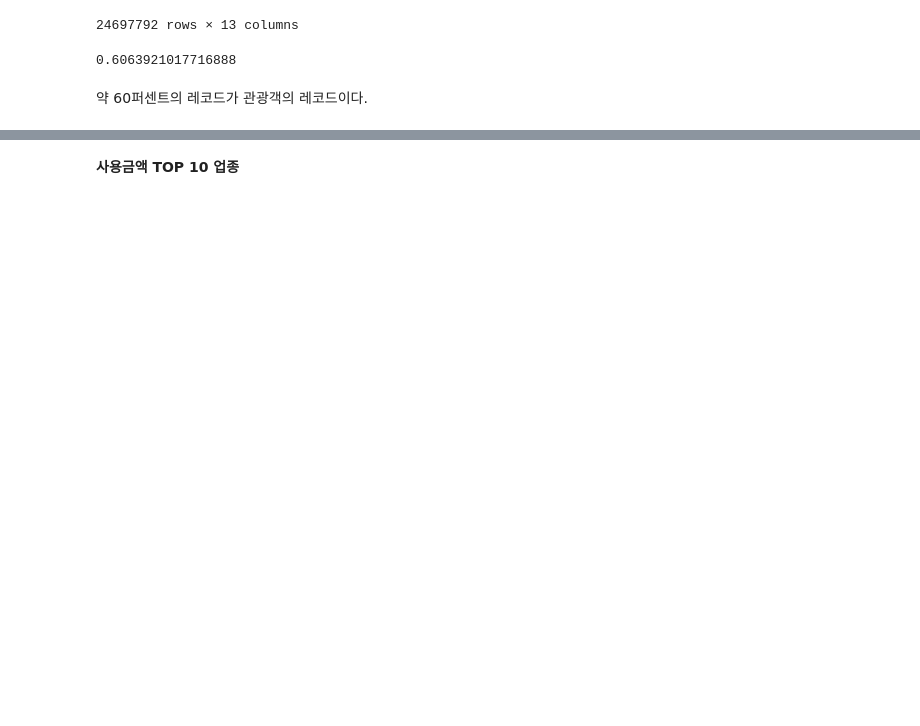
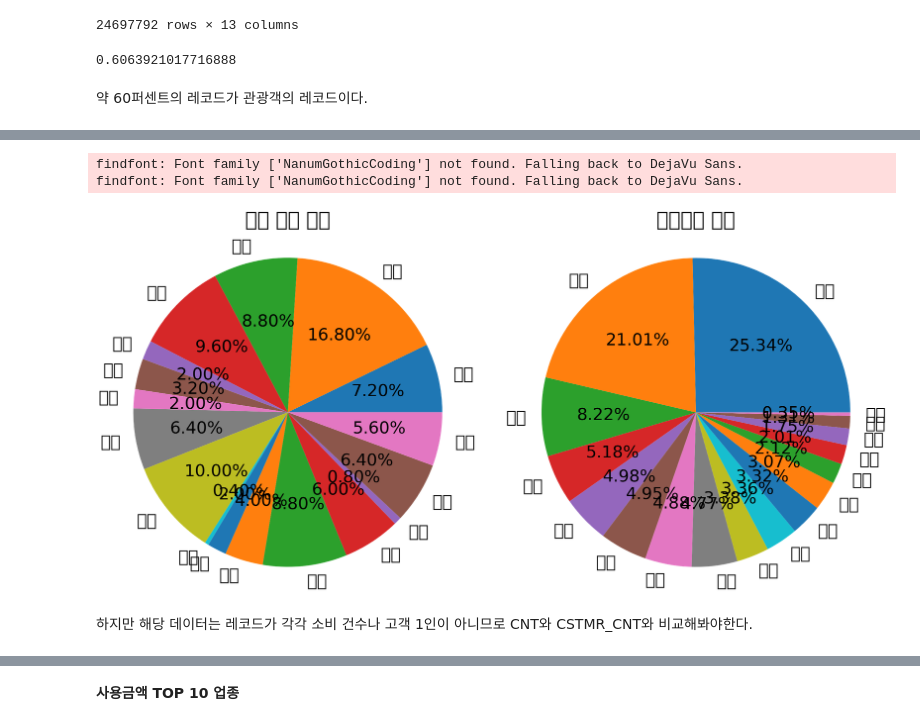
Before and after one commit to Nukzan/Creditcard-use-analysis-dev., a Jupyter notebook: Nukzan/jeju_EDA.ipynb, the cells around one changed output, grey strips where cells are left out. Cells and saved outputs as stored; diff of their text form; code cells hidden in the pictures; blank space fills up the shorter version.

```diff
--- a/Nukzan/jeju_EDA.ipynb
+++ b/Nukzan/jeju_EDA.ipynb
@@ -232,0 +272,7 @@ findfont: Font family ['NanumGothicCoding'] not found. Falling back to DejaVu Sa
+# %%
+sido_counts = jeju.CARD_SIDO_NM.value_counts().reset_index(drop = False)
+sido_counts
+
+sido_counts = pd.DataFrame(sido_counts)
+sido_counts.columns = ['지역', '레코드']
+sido_counts
@@ -232,0 +301,3 @@ findfont: Font family ['NanumGothicCoding'] not found. Falling back to DejaVu Sa
+# %%
+SIDO = jeju.CARD_SIDO_NM.unique()
+SIDO
@@ -232,0 +307,9 @@ findfont: Font family ['NanumGothicCoding'] not found. Falling back to DejaVu Sa
+# %%
+sido_sigun = []
+
+for w in SIDO:
+    length_sigun = len(jeju[jeju.CARD_SIDO_NM == w]['CARD_CCG_NM'].unique())
+    length = [w, length_sigun]
+    sido_sigun.append(length)
+
+sido_sigun = pd.DataFrame(sido_sigun, columns = ['지역', '시군 수'])
@@ -232,0 +337,29 @@ findfont: Font family ['NanumGothicCoding'] not found. Falling back to DejaVu Sa
+# %%
+# 지역의 레코드 비중과 시군구 비중
+
+plt.figure(figsize=(40, 20))
+plt.rc('font', size = 50)
+
+plt.subplot(121)
+group_nm = SIDO
+group_sz = sido_sigun['시군 수']
+
+plt.pie(group_sz, labels = group_nm, autopct = '%1.2f%%')
+plt.axis('equal')
+plt.title('시군 수의 비중')
+
+plt.subplot(122)
+group_nm1 = SIDO
+group_sz1 = sido_counts['레코드']
+
+plt.pie(group_sz1, labels = group_nm1, autopct = '%1.2f%%')
+plt.axis('equal')
+plt.title('레코드의 비중')
+
+plt.show()
+# %% [output]
+findfont: Font family ['NanumGothicCoding'] not found. Falling back to DejaVu Sans.
+findfont: Font family ['NanumGothicCoding'] not found. Falling back to DejaVu Sans.
+[figure, added]
+# %% [markdown]
+하지만 해당 데이터는 레코드가 각각 소비 건수나 고객 1인이 아니므로 CNT와 CSTMR_CNT와 비교해봐야한다.
```
Also changed, not shown: parts of 39 cells of this notebook.
